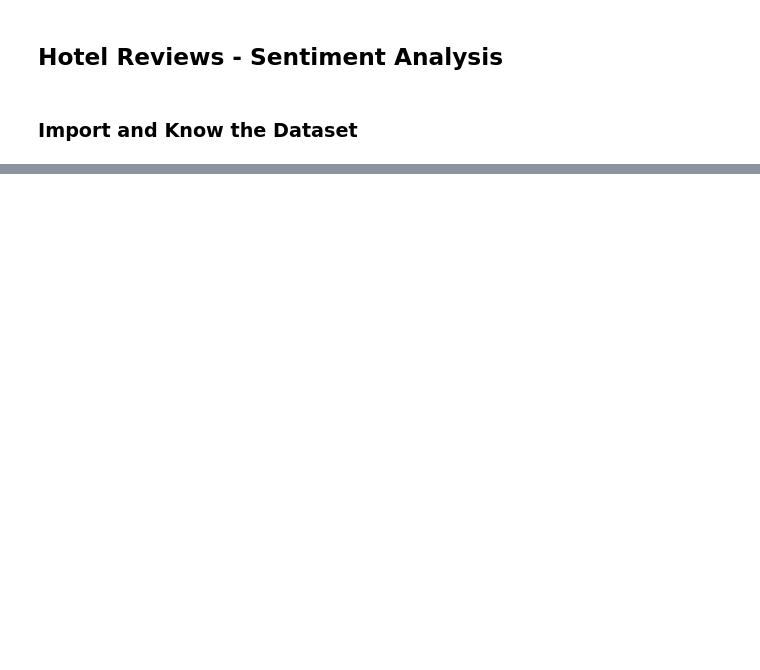
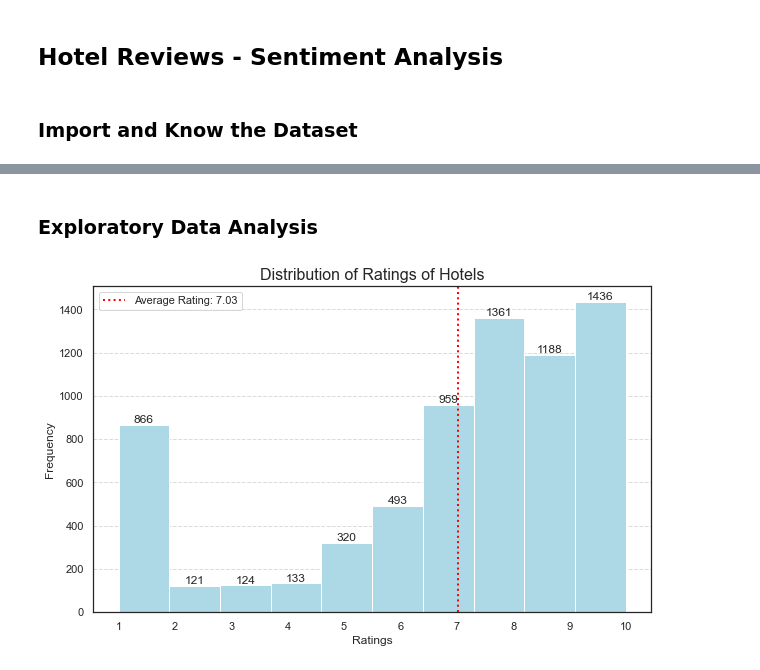
Before and after one commit to YixuanLi-212/Exploratory-Data-Analysis, a Jupyter notebook: Sentiment-Analysis/Hotel-Reviews-Analysis/Hotel_review_sentiment analysis.ipynb, the cells around one changed output, grey strips where cells are left out. Cells and saved outputs as stored; diff of their text form; code cells hidden in the pictures; blank space fills up the shorter version.

```diff
--- a/Sentiment-Analysis/Hotel-Reviews-Analysis/Hotel_review_sentiment analysis.ipynb
+++ b/Sentiment-Analysis/Hotel-Reviews-Analysis/Hotel_review_sentiment analysis.ipynb
@@ -44,0 +51,31 @@ Name: Rating(Out of 10), dtype: int64
+# %% [markdown]
+### Exploratory Data Analysis
+# %%
+## Rating Analysis
+sns.set(style = "white")
+
+# Create a histogram
+plt.figure(figsize = (10, 6))
+n, bins, patches = plt.hist(df['Rating(Out of 10)'], bins = 10, color = 'lightblue')
+average_rating = df['Rating(Out of 10)'].mean()
+
+# Add labels and title
+plt.xticks(range(int(min(bins)), int(max(bins)) + 1))
+plt.xlabel('Ratings')
+plt.ylabel('Frequency')
+plt.title('Distribution of Ratings of Hotels', fontsize = 16)
+
+# Annotate bars with data labels (values)
+for i in range(len(patches)):
+    x = patches[i].get_x() + patches[i].get_width() / 2
+    y = patches[i].get_height()
+    if y>0:
+        plt.text(x, y, str(int(y)), ha='center', va='bottom')
+
+plt.axvline(average_rating, color='red', linestyle='dotted', linewidth=2, label=f'Average Rating: {average_rating:.2f}')
+plt.grid(axis='y', linestyle='--', alpha=0.7)
+plt.legend()
+
+plt.show()
+# %% [output]
+[figure, added]
```
Also changed, not shown: parts of 3 cells of this notebook.
